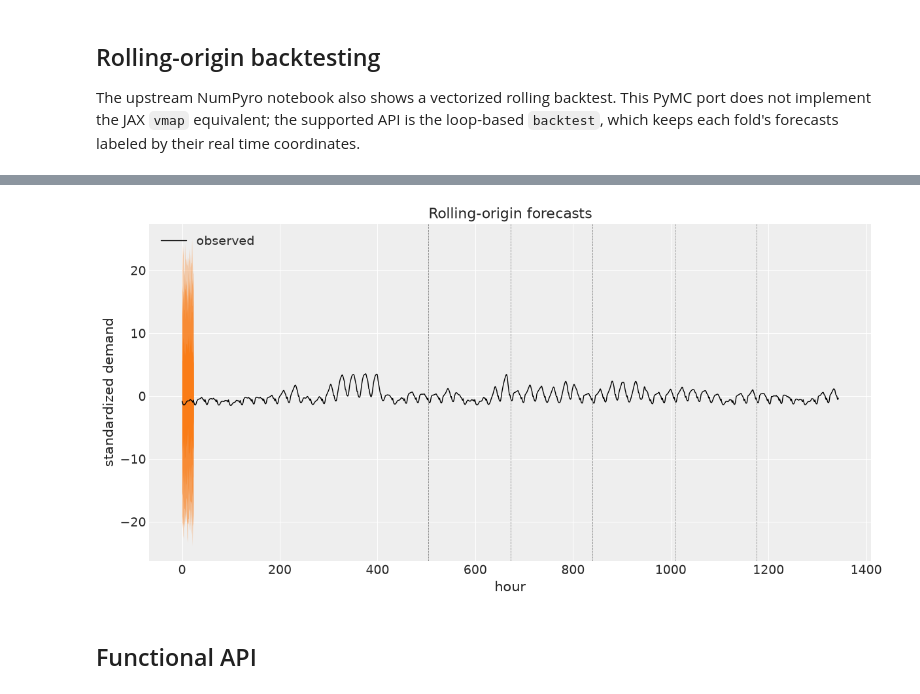
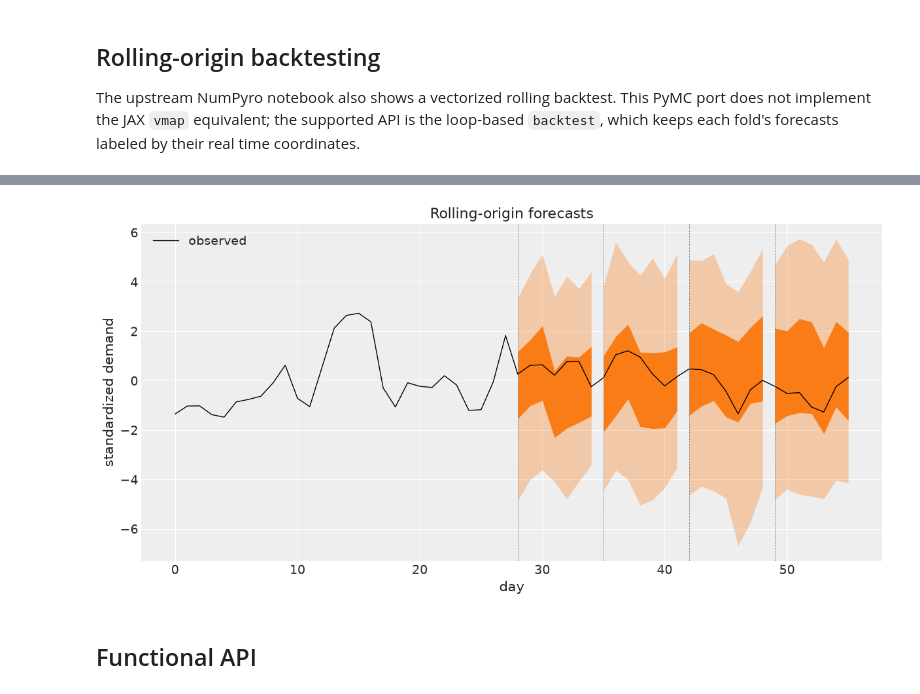
Before and after one commit to pymc-labs/pymc-forecast, a Jupyter notebook: docs/examples/forecasting_univariate.ipynb, the cells around one changed output, grey strips where cells are left out. Drawn from its saved outputs; the diff is of its cells as text; code cells hidden in the pictures.

```diff
--- a/docs/examples/forecasting_univariate.ipynb
+++ b/docs/examples/forecasting_univariate.ipynb
@@ -132,7 +135,7 @@ class LocalLevelSeasonal(ForecastingModel):
     def model(self, h: Horizon, covariates: xr.DataArray) -> None:
         bias = pm.Normal("bias", 0.0, 1.0)
         weight = pm.Normal("weight", 0.0, 0.3, dims="covariate")
-        drift_scale = pm.HalfNormal("drift_scale", 0.03)
+        drift_scale = pm.HalfNormal("drift_scale", 0.02)
         sigma = pm.HalfNormal("sigma", 0.5)
         nu_minus_two = pm.Exponential("nu_minus_two", 1 / 10)
         nu = pm.Deterministic("nu", nu_minus_two + 2.0)
@@ -170,6 +173,13 @@ $$
 # %% [markdown]
 ## Plot helper
 # %%
+@contextmanager
+def quiet_pymc():
+    """Suppress sampler/progress chatter in executed notebook outputs."""
+    with redirect_stdout(io.StringIO()), redirect_stderr(io.StringIO()):
+        yield
+
+
 def attach_constant_data(idata, *, name: str, values: np.ndarray, dim: str) -> None:
     """Add an ArviZ constant-data group used by plot_lm."""
     idata["constant_data"] = xr.Dataset(
@@ -178,14 +188,19 @@ def attach_constant_data(idata, *, name: str, values: np.ndarray, dim: str) -> N
     )
 
 
-def lm_idata_from_forecast(samples: xr.DataArray, truth: xr.DataArray, *, x_name: str):
+def lm_idata_from_forecast(
+    samples: xr.DataArray,
+    truth: xr.DataArray,
+    *,
+    x_name: str,
+    x_values: np.ndarray,
+):
     """Represent held-out forecasts as an ArviZ posterior predictive container."""
-    x_values = np.arange(truth.sizes[FUTURE_DIM], dtype=float)
     return az.from_dict(
         {
             "posterior_predictive": {"obs": samples.values},
             "observed_data": {"obs": truth.values},
-            "constant_data": {x_name: x_values},
+            "constant_data": {x_name: np.asarray(x_values, dtype=float)},
         },
         coords={TIME_DIM: truth[FUTURE_DIM].values},
         dims={"obs": [TIME_DIM], x_name: [TIME_DIM]},
@@ -380,13 +357,13 @@ results = backtest(
     covariates,
     backtest_model,
     metrics=metrics,
-    test_window=24,
-    stride=24 * 7,
-    min_train_window=24 * 21,
+    test_window=7,
+    stride=7,
+    min_train_window=28,
     num_samples=300,
     eval_train=True,
     keep_predictions=True,
-    forecaster_options={"optimizer": 0.005, "num_steps": 4_000},
+    forecaster_options={"optimizer": 0.005, "num_steps": 3_000},
     random_seed=SEED,
 )
 summary = results_to_dataframe(results)
@@ -428,42 +389,47 @@ for result in results:
     if result.prediction is None:
         continue
     truth = y.isel({TIME_DIM: slice(result.t1, result.t2)}).rename({TIME_DIM: FUTURE_DIM})
-    fold_idata = lm_idata_from_forecast(result.prediction, truth, x_name="hour")
+    fold_idata = lm_idata_from_forecast(
+        result.prediction,
+        truth,
+        x_name="day",
+        x_values=np.arange(result.t1, result.t2),
+    )
     if pc is None:
         pc = az.plot_lm(
             fold_idata,
             y="obs",
-            x="hour",
+            x="day",
             ci_kind="hdi",
             ci_prob=(0.5, 0.94),
             smooth=False,
             visuals={"ci_band": {"color": "C1"}, "observed_scatter": False, "pe_line": False},
             figure_kwargs={"figsize": (12, 6)},
         )
     else:
         az.plot_lm(
             fold_idata,
             y="obs",
-            x="hour",
+            x="day",
             plot_collection=pc,
             ci_kind="hdi",
             ci_prob=(0.5, 0.94),
             smooth=False,
             visuals={"ci_band": {"color": "C1"}, "observed_scatter": False, "pe_line": False},
         )
 
 if pc is None:
     msg = "no folds were plotted"
     raise ValueError(msg)
 ax = pc.viz["figure"].item().axes[0]
 ax.plot(np.arange(duration), y.values, color="black", lw=1, label="observed")
 for result in results:
     ax.axvline(result.t1, color="gray", ls="--", lw=0.6)
 ax.legend(loc="upper left")
-ax.set(title="Rolling-origin forecasts", xlabel="hour", ylabel="standardized demand")
+ax.set(title="Rolling-origin forecasts", xlabel="day", ylabel="standardized demand")
 plt.show()
 # %% [output]
-[figure, old version]
+[figure, new version]
 # %% [markdown]
 ## Functional API
 # %%
```
Also changed, not shown: parts of 15 cells of this notebook, 1 other file.
